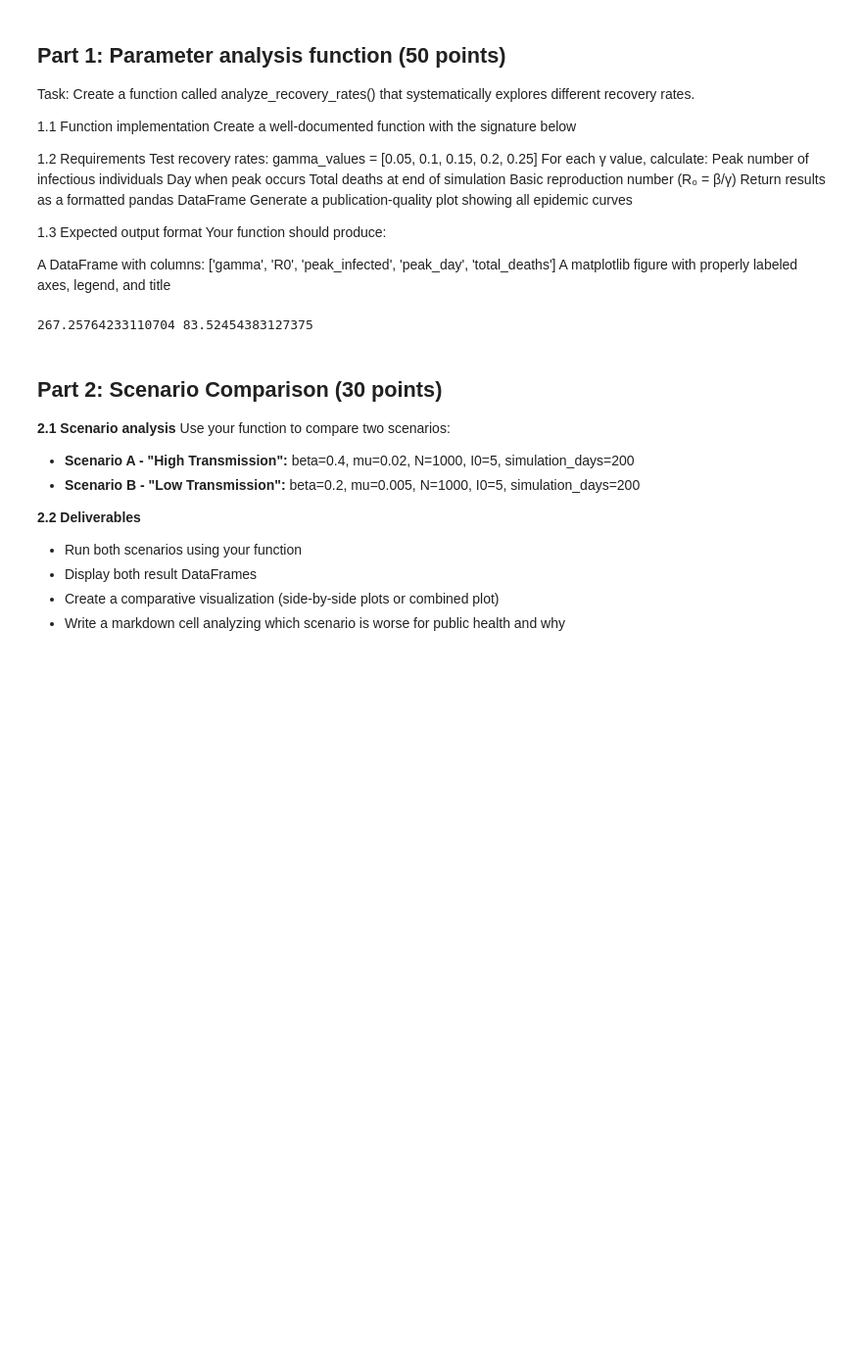
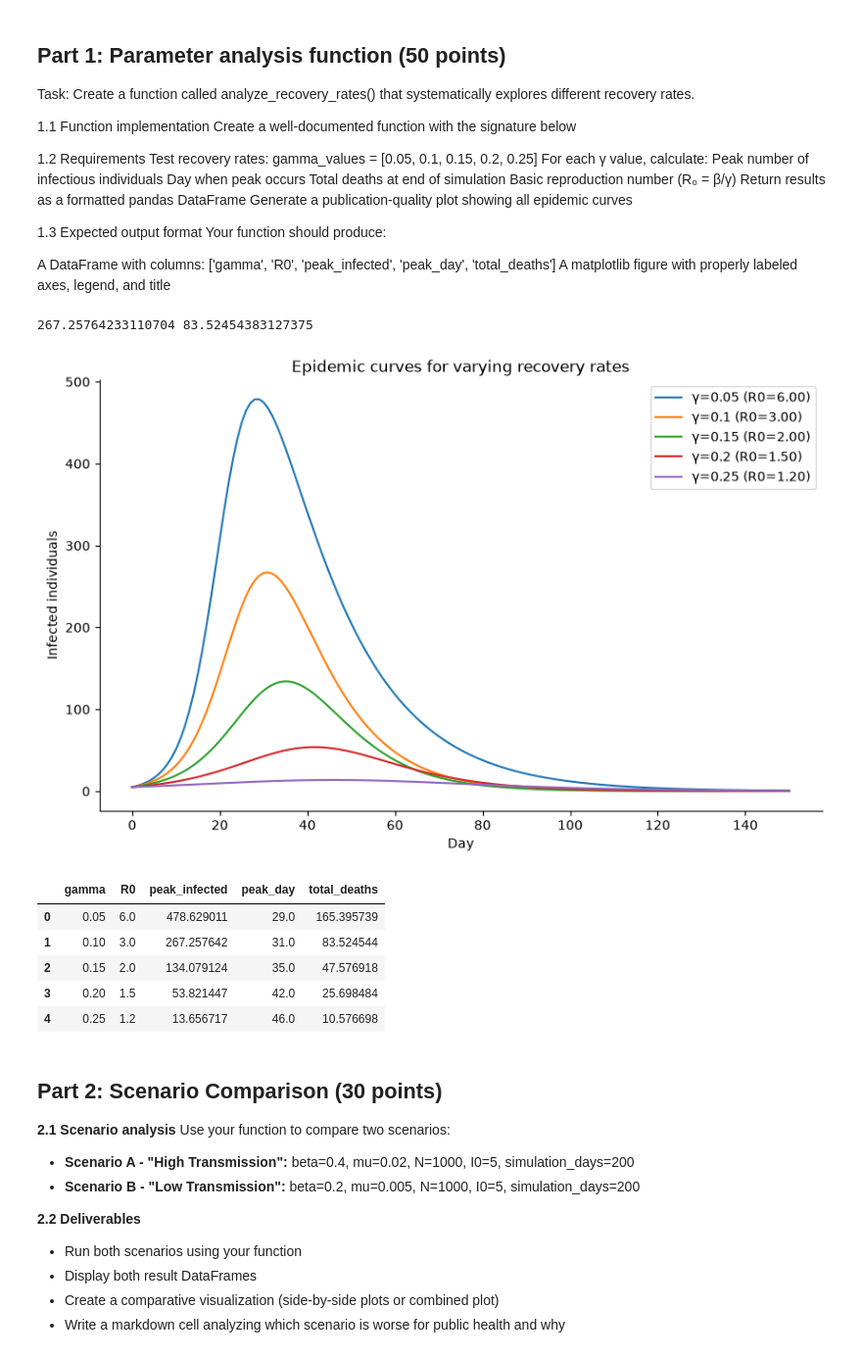
Before and after one commit to ClaireBams/epidemic-model-group02, a Jupyter notebook: assignment 1/analysis.ipynb, the cells around one changed output. Shown at 98% size. Drawn from its saved outputs; the diff is of its cells as text; code cells hidden in the pictures; blank space fills up the shorter version.

```diff
--- a/assignment 1/analysis.ipynb
+++ b/assignment 1/analysis.ipynb
@@ -119,6 +143,18 @@ t_test, S_test, I_test, R_test, D_test = run_sird_simulation(beta=0.3, gamma=0.1
 print(I_test.max(), D_test[-1])
 # %% [output]
 267.25764233110704 83.52454383127375
+# %%
+#testing analyze_recovery_rates
+df_test = analyze_recovery_rates(beta=0.3, mu=0.01, N=1000, I0=5, simulation_days=150)
+df_test
+# %% [output]
+[figure, added]
+|  | gamma | R0 | peak_infected | peak_day | total_deaths |
+| 0 | 0.05 | 6.0 | 478.629011 | 29.0 | 165.395739 |
+| 1 | 0.10 | 3.0 | 267.257642 | 31.0 | 83.524544 |
+| 2 | 0.15 | 2.0 | 134.079124 | 35.0 | 47.576918 |
+| 3 | 0.20 | 1.5 | 53.821447 | 42.0 | 25.698484 |
+| 4 | 0.25 | 1.2 | 13.656717 | 46.0 | 10.576698 |
 # %% [markdown]
 ## Part 2: Scenario Comparison (30 points)
 
```
Also changed, not shown: parts of 1 cell of this notebook.
